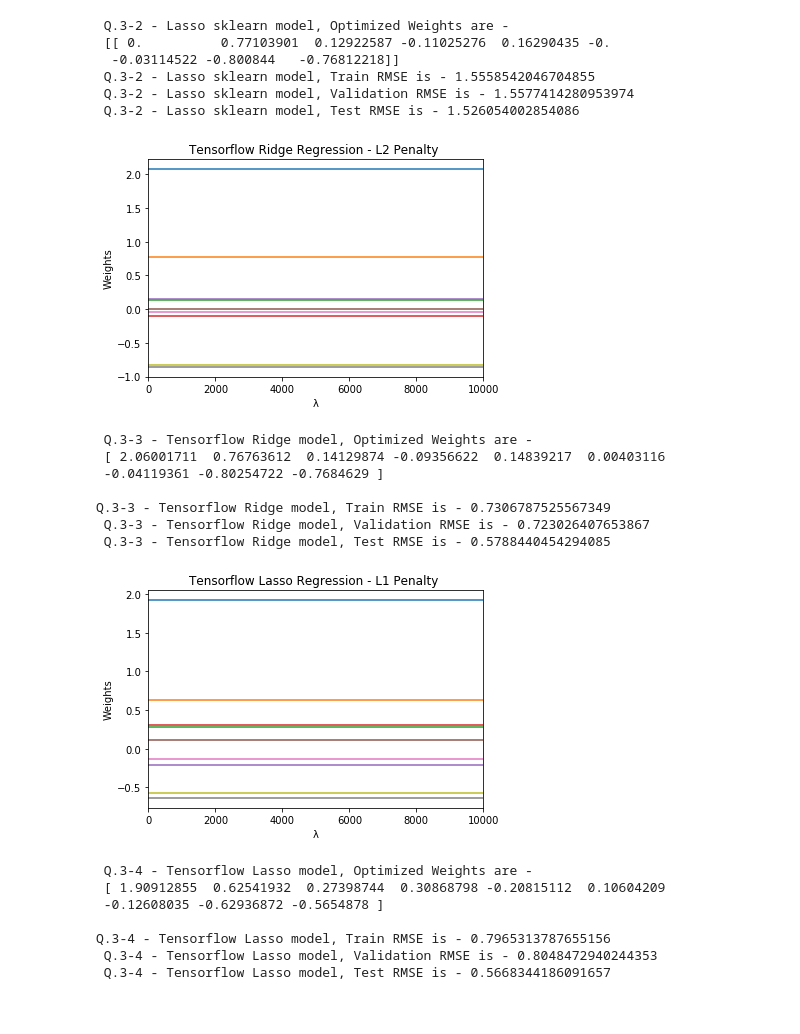
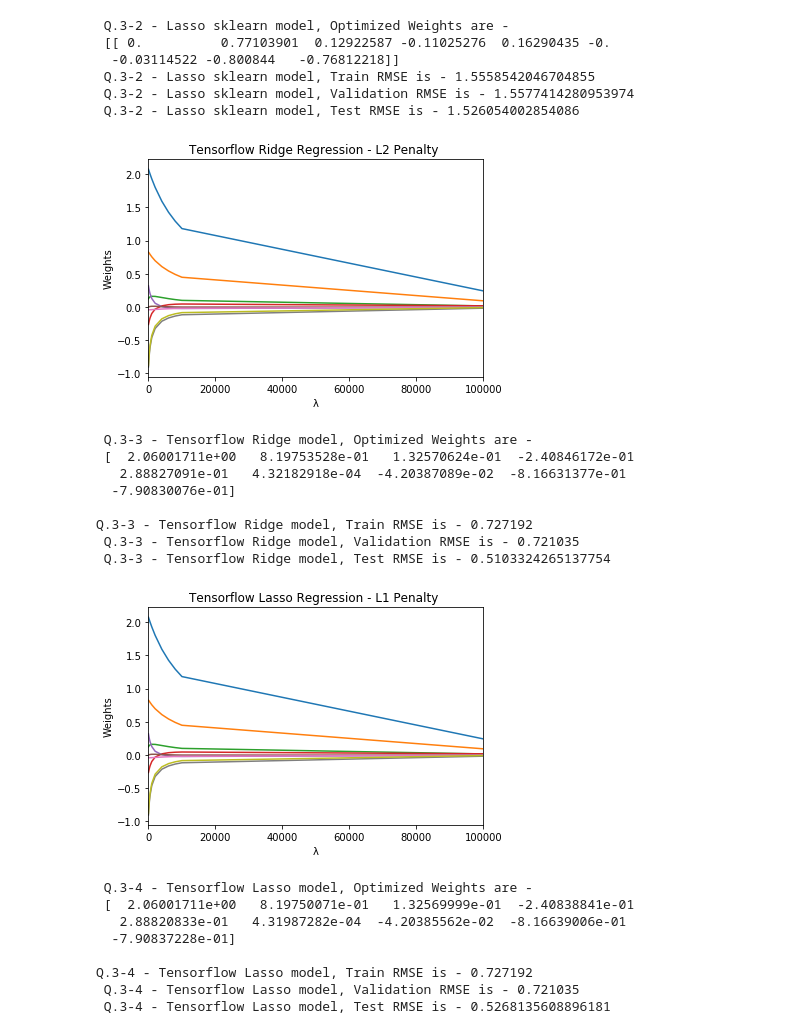
Before and after one commit to MeenakshiParyani/Polynomial-Regression, a Jupyter notebook: Polynomial-Regression.ipynb, the cells around one changed output. Cells and saved outputs as stored; diff of their text form; code cells hidden in the pictures.

```diff
--- a/Polynomial-Regression.ipynb
+++ b/Polynomial-Regression.ipynb
@@ -682,35 +682,37 @@ def reg_polynomial_regression_tensorflow(df, lamda, epochs, learning_rate, isLas
     scaled_housing_data_plus_bias = np.c_[np.ones((m, 1)), scaled_housing_data]
     X = tf.constant(scaled_housing_data_plus_bias, dtype=tf.float32, name="X")
     y = tf.constant(y.values.reshape(-1, 1), dtype=tf.float32, name="y")
-    beta = tf.Variable(tf.random_uniform([n+1, 1], -1.0, 1.0, seed=42), name="beta")
+    beta = tf.Variable(tf.random_uniform([n+1, 1], -1.0, 1.0), name="beta")
     y_pred = tf.matmul(X, beta, name="Predictions")
     error = y_pred - y
-    mse = tf.reduce_mean(tf.square(error), name= "mse")
+    rmse = tf.sqrt(tf.reduce_mean(tf.square(error), name= "rmse"))
+    base_loss = tf.reduce_mean(tf.square(error), name="loss")
+    reg_loss = tf.reduce_sum(tf.square(beta))
+    loss = tf.add(base_loss, learning_rate/m*reg_loss)
     gradients = 2/m * tf.add(tf.matmul(tf.transpose(X), error), lamda*beta)
-    training_op = tf.assign(beta, beta - learning_rate * gradients)
+    training_op = tf.assign(beta, beta - (learning_rate * gradients))
     init = tf.global_variables_initializer()
 
     with tf.Session() as sess:
         sess.run(init)
         rmse_fin = 0
         for epoch in range(epochs):
-            if epoch % 100 == 0:
-                mse_fin = mse.eval()
-                #print("Epoch ", epoch, "MSE =", mse_fin)
+            rmse_fin = rmse.eval()
+            #print("Epoch ", epoch, "RMSE =", rmse_fin)
             sess.run(training_op)
-        best_beta = beta.eval()
-        #print(best_beta)
-        return best_beta, math.sqrt(mse.eval())
+            best_beta = beta.eval()
+            #print(best_beta)
+        return best_beta, rmse.eval()
 
-lamdas = [10000, 8000, 6000, 4000, 2000, 1000, 500, 400, 300, 200, 100, 10, 1, 0.1 ]
+lamdas = [100000, 10000, 8000, 6000, 4000, 2000, 1000, 500, 400, 300, 200, 100, 10, 1, 0.1 ]
 betas = []
 scores = pd.DataFrame(columns=['lamda','rmse_diff', 'weights'])
 i=0
 for l in lamdas:
-    betaTrain, rmseTrain = reg_polynomial_regression_tensorflow(pd.concat([X_train, y_train] ,axis=1), 10, 100, 0.1, False)
+    betaTrain, rmseTrain = reg_polynomial_regression_tensorflow(pd.concat([X_train, y_train] ,axis=1), l, 1000, 0.1, False)
     #print(betaTrain)
     betas.append(np.array(betaTrain).ravel())
-    betaVal, rmseVal = reg_polynomial_regression_tensorflow(pd.concat([X_val, y_val] ,axis=1), 10, 100, 0.1, False)
+    betaVal, rmseVal = reg_polynomial_regression_tensorflow(pd.concat([X_val, y_val] ,axis=1), l, 1000, 0.1, False)
     if(l <=100):
         scores.loc[i] = pd.Series({'lamda':l, 'rmse_diff':abs(rmseTrain-rmseVal), 'weights' : betaTrain})
         i=i+1
@@ -718,60 +720,62 @@ for l in lamdas:
 least_rmse_comb = scores['rmse_diff'].idxmin()
 lam = scores.iloc[[least_rmse_comb]]['lamda'][least_rmse_comb]
 #print(lam)
-betaTrain, rmseTrain = reg_polynomial_regression_tensorflow(pd.concat([X_train, y_train] ,axis=1), lam, 100, 0.1, False)
-betaVal, rmseVal = reg_polynomial_regression_tensorflow(pd.concat([X_val, y_val] ,axis=1), lam, 100, 0.1, False)
-plotWeightsWithL2Penalty(lamdas, betas, 'Tensorflow Ridge Regression - L2 Penalty ', 10000)
+betaTrain, rmseTrain = reg_polynomial_regression_tensorflow(pd.concat([X_train, y_train] ,axis=1), lam, 1000, 0.1, False)
+betaVal, rmseVal = reg_polynomial_regression_tensorflow(pd.concat([X_val, y_val] ,axis=1), lam, 1000, 0.1, False)
+plotWeightsWithL2Penalty(lamdas, betas, 'Tensorflow Ridge Regression - L2 Penalty ', 100000)
 
 X_test, y_test = normalizeData(pd.concat([X_test, y_test], axis=1), False ,'', 'price')
-rmseTest = get_rmse_l2(np.matrix(X_test), np.matrix(y_test), betaTrain, lam)
+rmseTest = get_rmse(np.matrix(X_test), np.matrix(y_test), betaTrain.T)
 print(" Q.3-3 - Tensorflow Ridge model, Optimized Weights are -\n", betaTrain.ravel())
 print("\nQ.3-3 - Tensorflow Ridge model, " + colored('Train RMSE is - ' + str(rmseTrain), 'green'))
 print(" Q.3-3 - Tensorflow Ridge model, " + colored('Validation RMSE is - ' + str(rmseVal), 'green'))
 print(" Q.3-3 - Tensorflow Ridge model, " + colored('Test RMSE is - ' + str(rmseTest), 'green'))
 # %% [output]
-[figure, old version]
+[figure, new version]
  Q.3-3 - Tensorflow Ridge model, Optimized Weights are -
- [ 2.06001711  0.76763612  0.14129874 -0.09356622  0.14839217  0.00403116
- -0.04119361 -0.80254722 -0.7684629 ]
+ [  2.06001711e+00   8.19753528e-01   1.32570624e-01  -2.40846172e-01
+   2.88827091e-01   4.32182918e-04  -4.20387089e-02  -8.16631377e-01
+  -7.90830076e-01]
 
-Q.3-3 - Tensorflow Ridge model, Train RMSE is - 0.7306787525567349
- Q.3-3 - Tensorflow Ridge model, Validation RMSE is - 0.723026407653867
- Q.3-3 - Tensorflow Ridge model, Test RMSE is - 0.5788440454294085
+Q.3-3 - Tensorflow Ridge model, Train RMSE is - 0.727192
+ Q.3-3 - Tensorflow Ridge model, Validation RMSE is - 0.721035
+ Q.3-3 - Tensorflow Ridge model, Test RMSE is - 0.5103324265137754
 # %%
 # Q. 3-4 Multi Variate Lasso Regression using Tensorflow - L1 Penalty
 X_train, X_val, X_test, y_train, y_val, y_test = split_data_test_train_val(dfX, dfY)
 
-lamdas = [10000, 8000, 6000, 4000, 2000, 1000, 500, 400, 300, 200, 100, 10, 1, 0.1 ]
+lamdas = [100000, 10000, 8000, 6000, 4000, 2000, 1000, 500, 400, 300, 200, 100, 10, 1, 0.1 ]
 betas = []
 scores = pd.DataFrame(columns=['lamda','rmse_diff', 'weights'])
 i=0
 for l in lamdas:
-    betaTrain, rmseTrain = reg_polynomial_regression_tensorflow(pd.concat([X_train, y_train] ,axis=1), 10, 100, 0.01, True)
+    betaTrain, rmseTrain = reg_polynomial_regression_tensorflow(pd.concat([X_train, y_train] ,axis=1), l, 1000, 0.1, True)
     betas.append(np.array(betaTrain.ravel()))
-    betaVal, rmseVal = reg_polynomial_regression_tensorflow(pd.concat([X_val, y_val] ,axis=1), 10, 100, 0.01, True)
+    betaVal, rmseVal = reg_polynomial_regression_tensorflow(pd.concat([X_val, y_val] ,axis=1), l, 1000, 0.1, True)
     if(l <=100):
         scores.loc[i] = pd.Series({'lamda':l, 'rmse_diff':abs(rmseTrain-rmseVal), 'weights' : betaTrain})
         i=i+1
 least_rmse_comb = scores['rmse_diff'].idxmin()
 #print(scores)
 lam = scores.iloc[[least_rmse_comb]]['lamda'][least_rmse_comb]
 #print(lam)
-betaTrain, rmseTrain = reg_polynomial_regression_tensorflow(pd.concat([X_train, y_train] ,axis=1), lam, 100, 0.01, True)
-betaVal, rmseVal = reg_polynomial_regression_tensorflow(pd.concat([X_val, y_val] ,axis=1), lam, 100, 0.01, True)
-plotWeightsWithL2Penalty(lamdas, betas, 'Tensorflow Lasso Regression - L1 Penalty ', 10000)
+betaTrain, rmseTrain = reg_polynomial_regression_tensorflow(pd.concat([X_train, y_train] ,axis=1), lam, 1000, 0.1, True)
+betaVal, rmseVal = reg_polynomial_regression_tensorflow(pd.concat([X_val, y_val] ,axis=1), lam, 1000, 0.1, True)
+plotWeightsWithL2Penalty(lamdas, betas, 'Tensorflow Lasso Regression - L1 Penalty ', 100000)
 
 X_test, y_test = normalizeData(pd.concat([X_test, y_test], axis=1), False ,'', 'price')
 rmseTest = get_rmse_l1(np.matrix(X_test), np.matrix(y_test), betaTrain, lam)
 print(" Q.3-4 - Tensorflow Lasso model, Optimized Weights are -\n", betaTrain.ravel())
 print("\nQ.3-4 - Tensorflow Lasso model, " + colored('Train RMSE is - ' + str(rmseTrain), 'green'))
 print(" Q.3-4 - Tensorflow Lasso model, " + colored('Validation RMSE is - ' + str(rmseVal), 'green'))
 print(" Q.3-4 - Tensorflow Lasso model, " + colored('Test RMSE is - ' + str(rmseTest), 'green'))
 # %% [output]
-[figure, old version]
+[figure, new version]
  Q.3-4 - Tensorflow Lasso model, Optimized Weights are -
- [ 1.90912855  0.62541932  0.27398744  0.30868798 -0.20815112  0.10604209
- -0.12608035 -0.62936872 -0.5654878 ]
+ [  2.06001711e+00   8.19750071e-01   1.32569999e-01  -2.40838841e-01
+   2.88820833e-01   4.31987282e-04  -4.20385562e-02  -8.16639006e-01
+  -7.90837228e-01]
 
-Q.3-4 - Tensorflow Lasso model, Train RMSE is - 0.7965313787655156
- Q.3-4 - Tensorflow Lasso model, Validation RMSE is - 0.8048472940244353
- Q.3-4 - Tensorflow Lasso model, Test RMSE is - 0.5668344186091657
+Q.3-4 - Tensorflow Lasso model, Train RMSE is - 0.727192
+ Q.3-4 - Tensorflow Lasso model, Validation RMSE is - 0.721035
+ Q.3-4 - Tensorflow Lasso model, Test RMSE is - 0.5268135608896181
```
Also changed, not shown: parts of 2 cells of this notebook.
